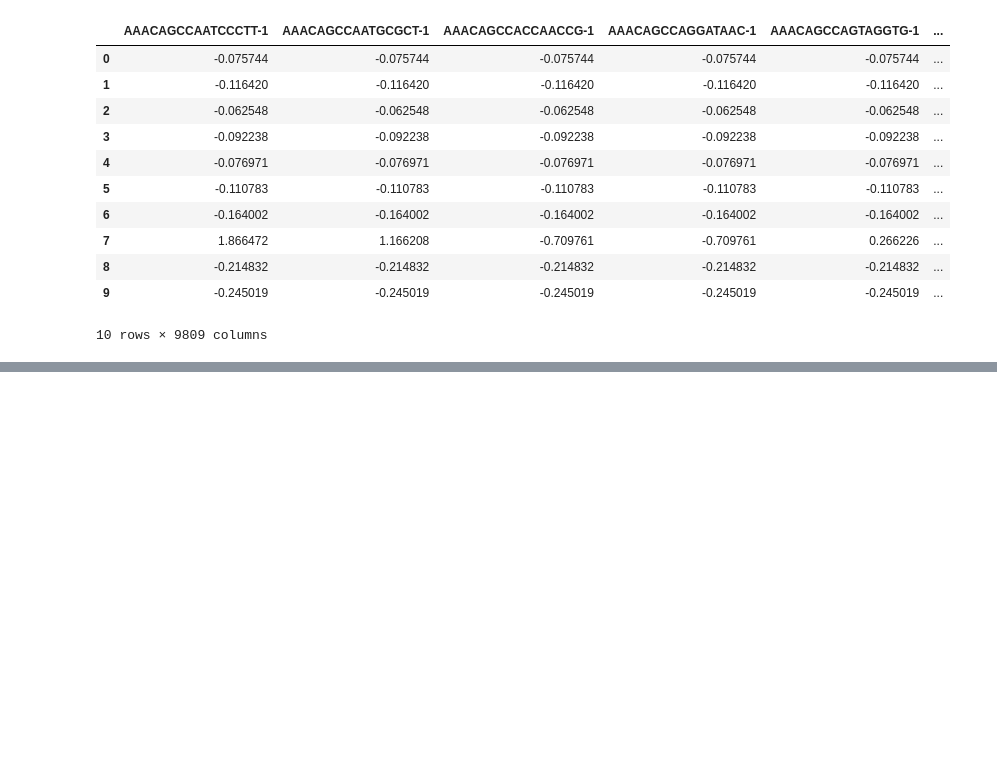
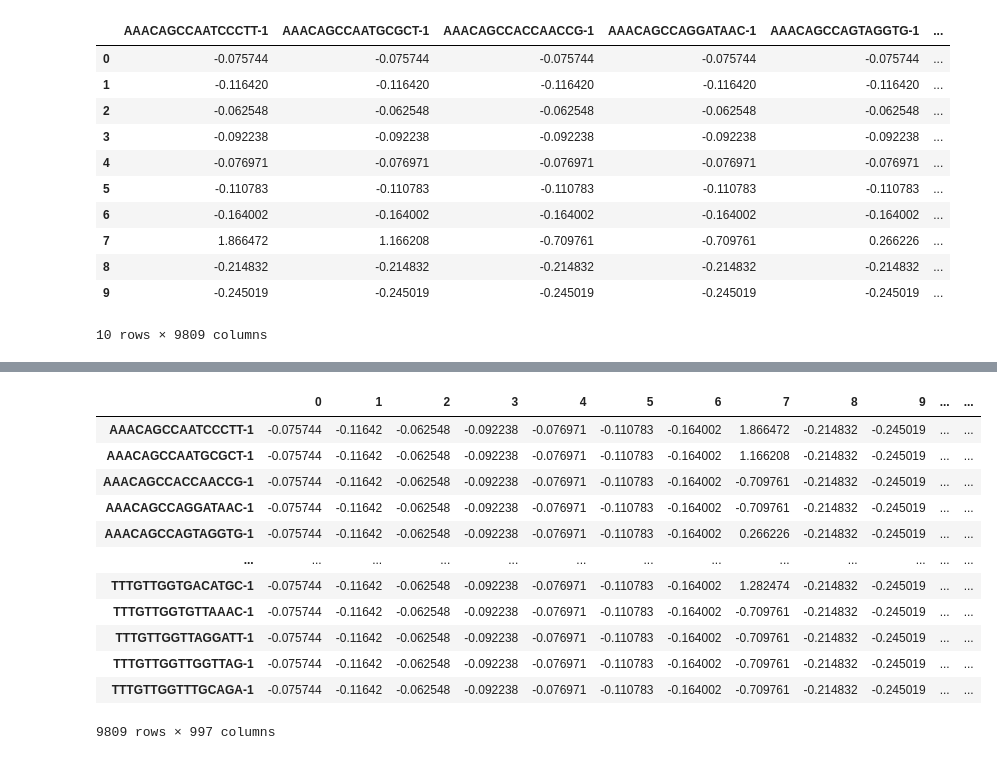
Before and after one commit to the-rich-piana/BioInfo-Notes, a Jupyter notebook: predict_cell_type.ipynb, the cells around one changed output, grey strips where cells are left out. Cells and saved outputs as stored; diff of their text form; code cells hidden in the pictures; blank space fills up the shorter version.

```diff
--- a/predict_cell_type.ipynb
+++ b/predict_cell_type.ipynb
@@ -108,0 +114,4 @@ atac.head(10)
+# %%
+#Remove regions where std=0
+reg = atac.transpose()
+reg.describe()
@@ -109,2 +129,18 @@ atac.head(10)
+# %%
+reg.loc[:, reg.std() > 0.9]
+# %% [output]
+|  | 0 | 1 | 2 | 3 | 4 | 5 | 6 | 7 | 8 | 9 | ... | ... |
+| AAACAGCCAATCCCTT-1 | -0.075744 | -0.11642 | -0.062548 | -0.092238 | -0.076971 | -0.110783 | -0.164002 | 1.866472 | -0.214832 | -0.245019 | ... | ... |
+| AAACAGCCAATGCGCT-1 | -0.075744 | -0.11642 | -0.062548 | -0.092238 | -0.076971 | -0.110783 | -0.164002 | 1.166208 | -0.214832 | -0.245019 | ... | ... |
+| AAACAGCCACCAACCG-1 | -0.075744 | -0.11642 | -0.062548 | -0.092238 | -0.076971 | -0.110783 | -0.164002 | -0.709761 | -0.214832 | -0.245019 | ... | ... |
+| AAACAGCCAGGATAAC-1 | -0.075744 | -0.11642 | -0.062548 | -0.092238 | -0.076971 | -0.110783 | -0.164002 | -0.709761 | -0.214832 | -0.245019 | ... | ... |
+| AAACAGCCAGTAGGTG-1 | -0.075744 | -0.11642 | -0.062548 | -0.092238 | -0.076971 | -0.110783 | -0.164002 | 0.266226 | -0.214832 | -0.245019 | ... | ... |
+| ... | ... | ... | ... | ... | ... | ... | ... | ... | ... | ... | ... | ... |
+| TTTGTTGGTGACATGC-1 | -0.075744 | -0.11642 | -0.062548 | -0.092238 | -0.076971 | -0.110783 | -0.164002 | 1.282474 | -0.214832 | -0.245019 | ... | ... |
+| TTTGTTGGTGTTAAAC-1 | -0.075744 | -0.11642 | -0.062548 | -0.092238 | -0.076971 | -0.110783 | -0.164002 | -0.709761 | -0.214832 | -0.245019 | ... | ... |
+| TTTGTTGGTTAGGATT-1 | -0.075744 | -0.11642 | -0.062548 | -0.092238 | -0.076971 | -0.110783 | -0.164002 | -0.709761 | -0.214832 | -0.245019 | ... | ... |
+| TTTGTTGGTTGGTTAG-1 | -0.075744 | -0.11642 | -0.062548 | -0.092238 | -0.076971 | -0.110783 | -0.164002 | -0.709761 | -0.214832 | -0.245019 | ... | ... |
+| TTTGTTGGTTTGCAGA-1 | -0.075744 | -0.11642 | -0.062548 | -0.092238 | -0.076971 | -0.110783 | -0.164002 | -0.709761 | -0.214832 | -0.245019 | ... | ... |
+9809 rows × 997 columns
 # %%
 #Select a subsample of cells/barcodes to set as X (the predictor)
```
Also changed, not shown: parts of 13 cells of this notebook.
